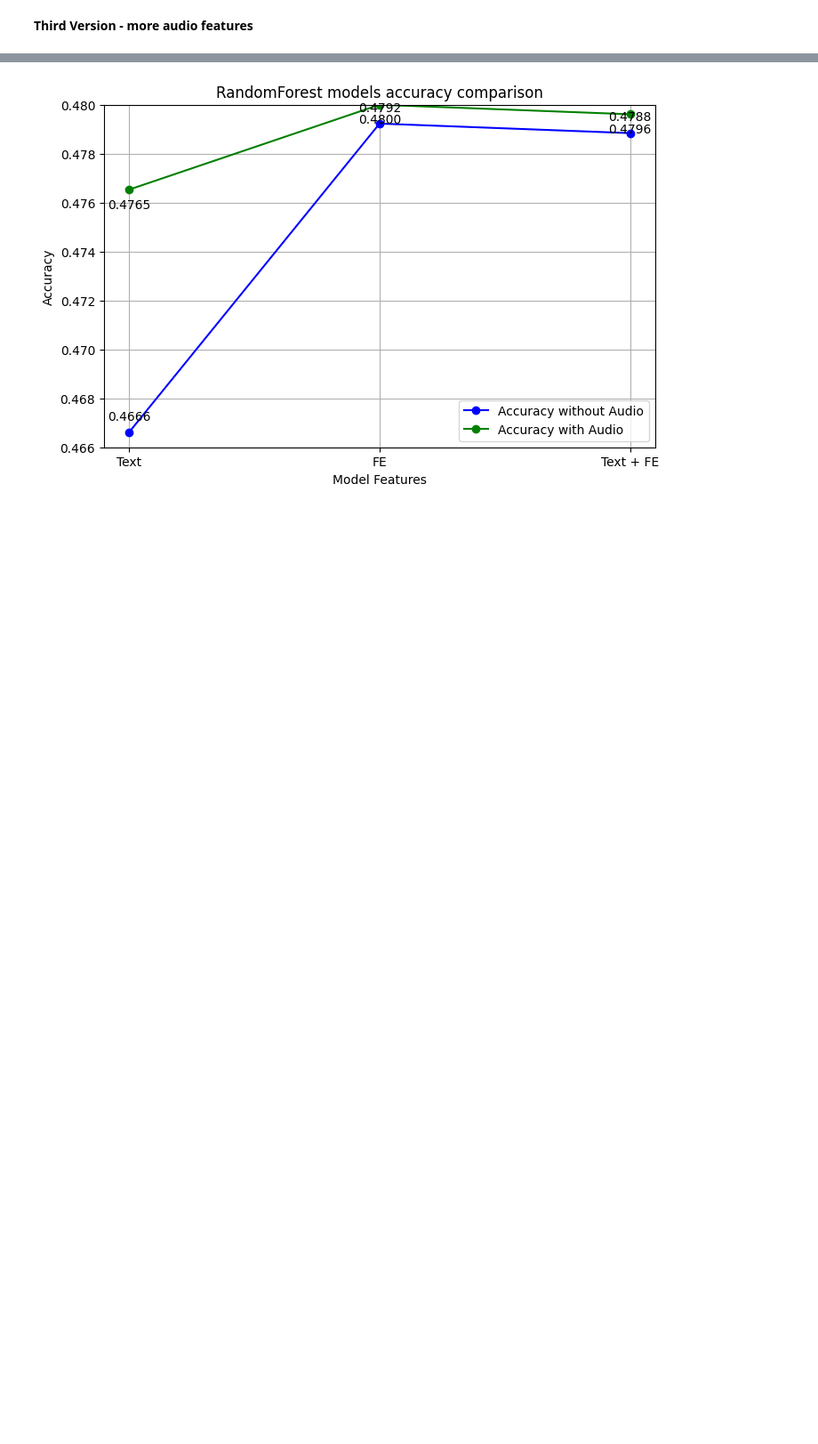
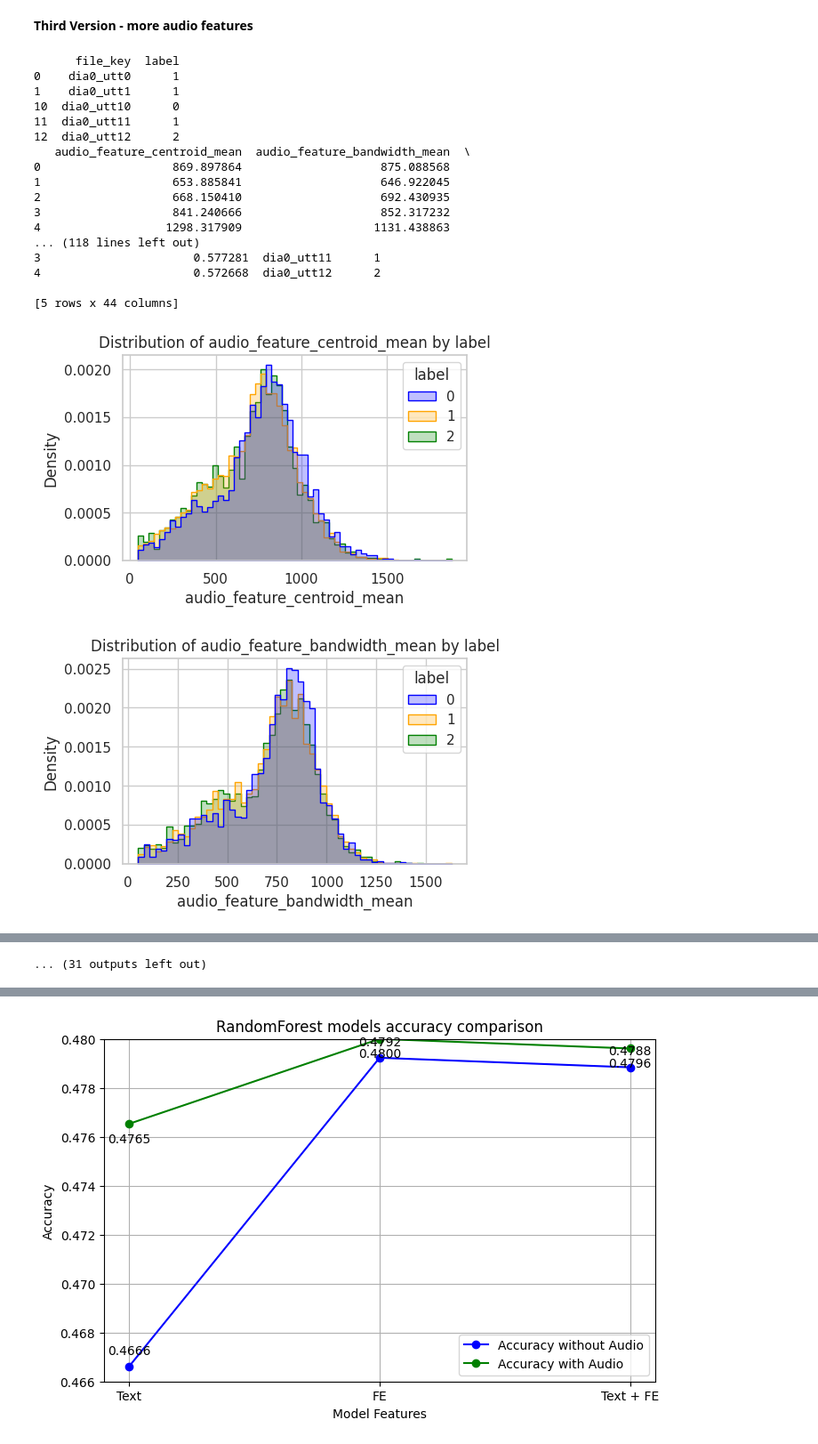
Before and after one commit to ItayOfer/nlp-with-audio, a Jupyter notebook: DescriptiveStatistics/descriptive_statistics.ipynb, the cells around one changed output, grey strips where cells are left out. Shown at 89% size. Cells and saved outputs as stored; diff of their text form; code cells hidden in the pictures; blank space fills up the shorter version.

```diff
--- a/DescriptiveStatistics/descriptive_statistics.ipynb
+++ b/DescriptiveStatistics/descriptive_statistics.ipynb
@@ -377,43 +408,73 @@ plt.show()
 # %%
 def file_key_generator(file_path, labels_dict):
     info_file = pd.read_csv(file_path)
     # Creating file_key which is a unique identifier for each scene.
     info_file['file_key'] = 'dia' + info_file['Dialogue_ID'].astype(str) + '_' + 'utt' + info_file[
         'Utterance_ID'].astype(str)
 
     info_file['label'] = info_file['Sentiment'].map(labels_dict)
     info_file = info_file.sort_values(by='file_key')
     return info_file
 
 labels_dict = {
             'negative': 0,
             'neutral': 1,
-            'positive': 0}
-file_path = 'C:/Users/itay/PycharmProjects/nlp-with-audio/MELD.Raw/train/train_sent_emo.csv'
+            'positive': 2}
+file_path = '../MELD.Raw/train/train_sent_emo.csv'
 
 train_info_file = file_key_generator(file_path, labels_dict)
 train_info_file_subset = train_info_file[['file_key','label']]
 print(train_info_file_subset.head())
 
-train_joined_with_audio = train_feature_data.merge(train_info_file_subset, left_on = 'scene_id', right_on = 'file_key')
+features_data = pd.read_csv('../audio/train_fe.csv')
+audio_features= [col for col in features_data.columns if col.startswith('audio_feature_')]
+all_features = audio_features + ['file_key']
+audio_features_data = features_data[all_features]
+print(audio_features_data.head())
+train_joined_with_audio = audio_features_data.merge(train_info_file_subset, left_on = 'file_key', right_on = 'file_key')
 print(train_joined_with_audio.head())
 
-features = train_joined_with_audio.columns[:-3]
+
 
 # Set the aesthetics for the plots
 sns.set(style='whitegrid')
+palette = {0: 'blue', 1: 'orange', 2: 'green'}
 
-# Create a figure to hold the plots
-fig, axes = plt.subplots(10, 5, figsize=(20, 50))  # Adjust the layout size as necessary
-axes = axes.flatten()  # Flatten the 2D array of axes
+# Enumerate over each feature in your list of audio features
+for i, feature in enumerate(audio_features):
+    # Create a new figure for each plot
+    plt.figure(figsize=(5, 3))  # You can adjust the figure size as necessary
 
-for i, feature in enumerate(features):
-    # Plot each feature by label in the same subplot
-    sns.histplot(data=train_joined_with_audio, x=feature, hue='label', element='step', stat='density', common_norm=False, ax=axes[i])
-    axes[i].set_title(f'Distribution of {feature} by label')
-    axes[i].set_xlabel('')
-    axes[i].set_ylabel('Density')
+    # Plot each feature by label
+    sns.histplot(data=train_joined_with_audio, x=feature, hue='label', element='step', stat='density', common_norm=False, palette = palette)
 
-# Adjust layout to prevent overlap and save the figure if needed
-plt.tight_layout()
-plt.show()
+    # Set the title and labels for each plot
+    plt.title(f'Distribution of {feature} by label')
+    plt.xlabel(f'{feature}')
+    plt.ylabel('Density')
+
+    # Show the plot
+    plt.show()
+
+    # Optionally, if you want to save each figure to a file
+    # plt.savefig(f'path/to/save/{feature}_distribution.png')
+# %% [output]
+      file_key  label
+0    dia0_utt0      1
+1    dia0_utt1      1
+10  dia0_utt10      0
+11  dia0_utt11      1
+12  dia0_utt12      2
+   audio_feature_centroid_mean  audio_feature_bandwidth_mean  \
+0                   869.897864                    875.088568
+1                   653.885841                    646.922045
+2                   668.150410                    692.430935
+3                   841.240666                    852.317232
+4                  1298.317909                   1131.438863
+... (118 lines left out)
+3                      0.577281  dia0_utt11      1
+4                      0.572668  dia0_utt12      2
+
+[5 rows x 44 columns]
+[figure, added]
+[figure, added]
@@ -420,3 +490,4 @@ plt.show()
+... (31 outputs left out)
 # %%
 # Assuming 'df' is your DataFrame after joining and cleaning
 features = train_joined_with_audio.columns[:-3]
```
Also changed, not shown: parts of 20 cells of this notebook.
